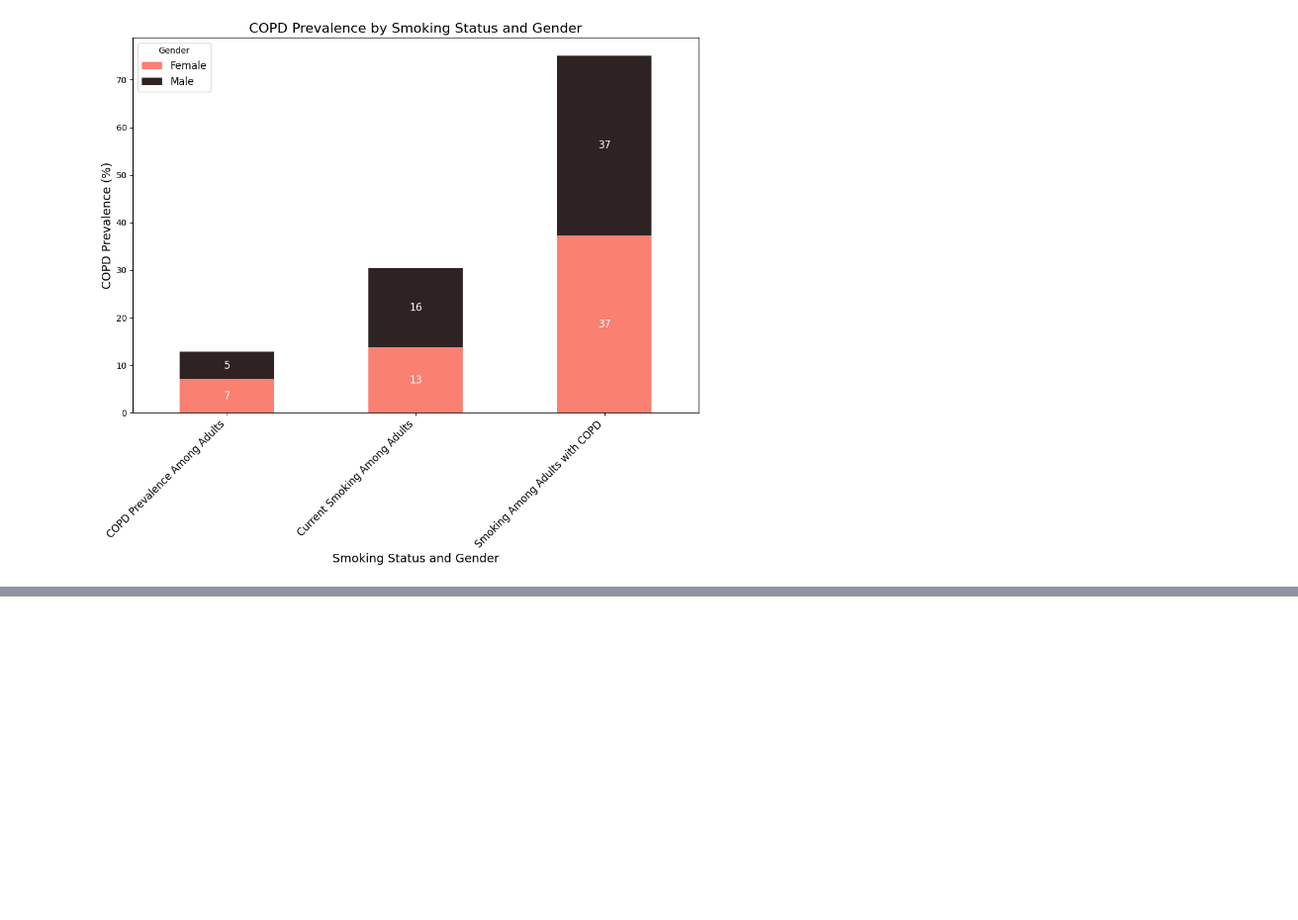
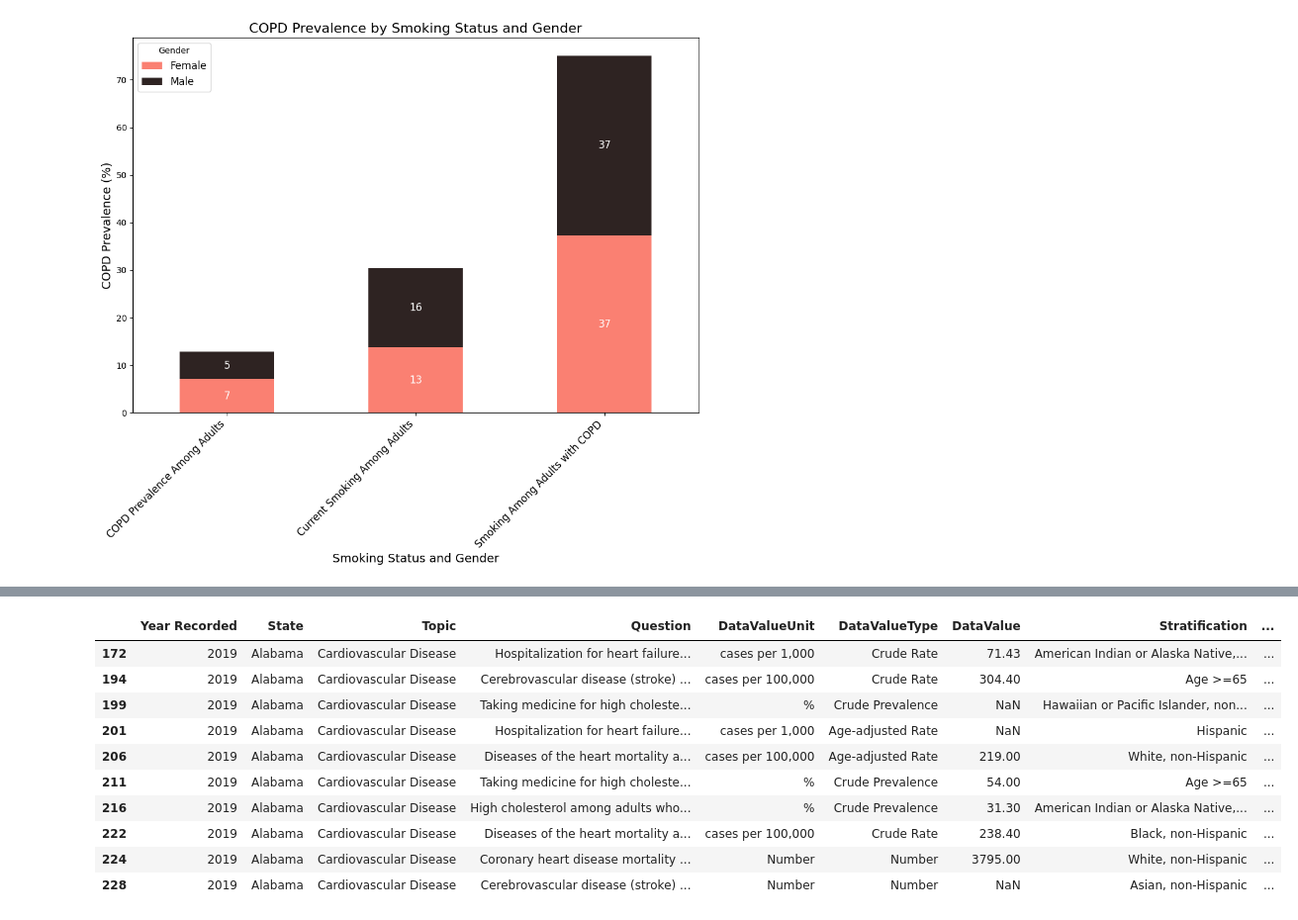
Before and after one commit to DWallace740/project3team11, a Jupyter notebook: Project3_Group11_Notebook.ipynb, the cells around one changed output, grey strips where cells are left out. Shown: that part at 99% size. Cells and saved outputs as stored; diff of their text form; code cells hidden in the pictures; blank space fills up the shorter version.

```diff
--- a/Project3_Group11_Notebook.ipynb
+++ b/Project3_Group11_Notebook.ipynb
@@ -362,0 +767,21 @@ plt.show()
+# %%
+# Drop null and unnecessary columns from the df
+columns_to_drop = ["YearStart","LocationAbbr","Response","DataValueAlt","DataValueFootnoteSymbol",
+                   "StratificationCategory2","Stratification2","StratificationCategoryID1","DataValueTypeID","QuestionID","ResponseID",
+                   "StratificationCategory3","Stratification3","StratificationCategoryID2","StratificationID2","StratificationCategoryID3",
+                   "StratificationID3","LocationID","LowConfidenceLimit","HighConfidenceLimit","DataValueFootnote","DataSource",
+                   "StratificationCategory1",]
+dropped_df = sql_df.drop(columns_to_drop, axis=1)
+# %%
+# Rename columns for better readability
+renamed_df = dropped_df.rename(columns = {"YearEnd": "Year Recorded", "LocationDesc": "State",
+                                          "Stratification1": "Stratification", "StratificationID1": "StratID"})
+# Sort the df by year oldest to newest and by state in alphabetical order
+cleaned_df = renamed_df.sort_values(by=["Year Recorded", "State"], ascending=[True, True])
+cleaned_df.reset_index(drop=True, inplace=True)
+
+# Remove the word POINT from the Geolocation column so it just has latitude and longitude coordinates
+cleaned_df["Geolocation"] = cleaned_df["Geolocation"].str.replace("POINT", "", regex=False)
+
+# Split the Latitude and Longitude coordinates into two columns
+cleaned_df[['Latitude', 'Longitude']] = cleaned_df['Geolocation'].str.extract(r'\(([^ ]+) ([^ ]+)\)')
@@ -362,0 +811,17 @@ plt.show()
+# %%
+# Filter data by my question related to Cardio Vascular Disease
+cardio_df = cleaned_df[cleaned_df['Topic'].str.contains("Cardiovascular Disease", na=False)]
+
+cardio_df.head(10)
+# %% [output]
+|  | Year Recorded | State | Topic | Question | DataValueUnit | DataValueType | DataValue | Stratification | ... |
+| 172 | 2019 | Alabama | Cardiovascular Disease | Hospitalization for heart failure... | cases per 1,000 | Crude Rate | 71.43 | American Indian or Alaska Native,... | ... |
+| 194 | 2019 | Alabama | Cardiovascular Disease | Cerebrovascular disease (stroke) ... | cases per 100,000 | Crude Rate | 304.40 | Age >=65 | ... |
+| 199 | 2019 | Alabama | Cardiovascular Disease | Taking medicine for high choleste... | % | Crude Prevalence | NaN | Hawaiian or Pacific Islander, non... | ... |
+| 201 | 2019 | Alabama | Cardiovascular Disease | Hospitalization for heart failure... | cases per 1,000 | Age-adjusted Rate | NaN | Hispanic | ... |
+| 206 | 2019 | Alabama | Cardiovascular Disease | Diseases of the heart mortality a... | cases per 100,000 | Age-adjusted Rate | 219.00 | White, non-Hispanic | ... |
+| 211 | 2019 | Alabama | Cardiovascular Disease | Taking medicine for high choleste... | % | Crude Prevalence | 54.00 | Age >=65 | ... |
+| 216 | 2019 | Alabama | Cardiovascular Disease | High cholesterol among adults who... | % | Crude Prevalence | 31.30 | American Indian or Alaska Native,... | ... |
+| 222 | 2019 | Alabama | Cardiovascular Disease | Diseases of the heart mortality a... | cases per 100,000 | Crude Rate | 238.40 | Black, non-Hispanic | ... |
+| 224 | 2019 | Alabama | Cardiovascular Disease | Coronary heart disease mortality ... | Number | Number | 3795.00 | White, non-Hispanic | ... |
+| 228 | 2019 | Alabama | Cardiovascular Disease | Cerebrovascular disease (stroke) ... | Number | Number | NaN | Asian, non-Hispanic | ... |
```
Also changed, not shown: parts of 20 cells of this notebook, 10 other files.
